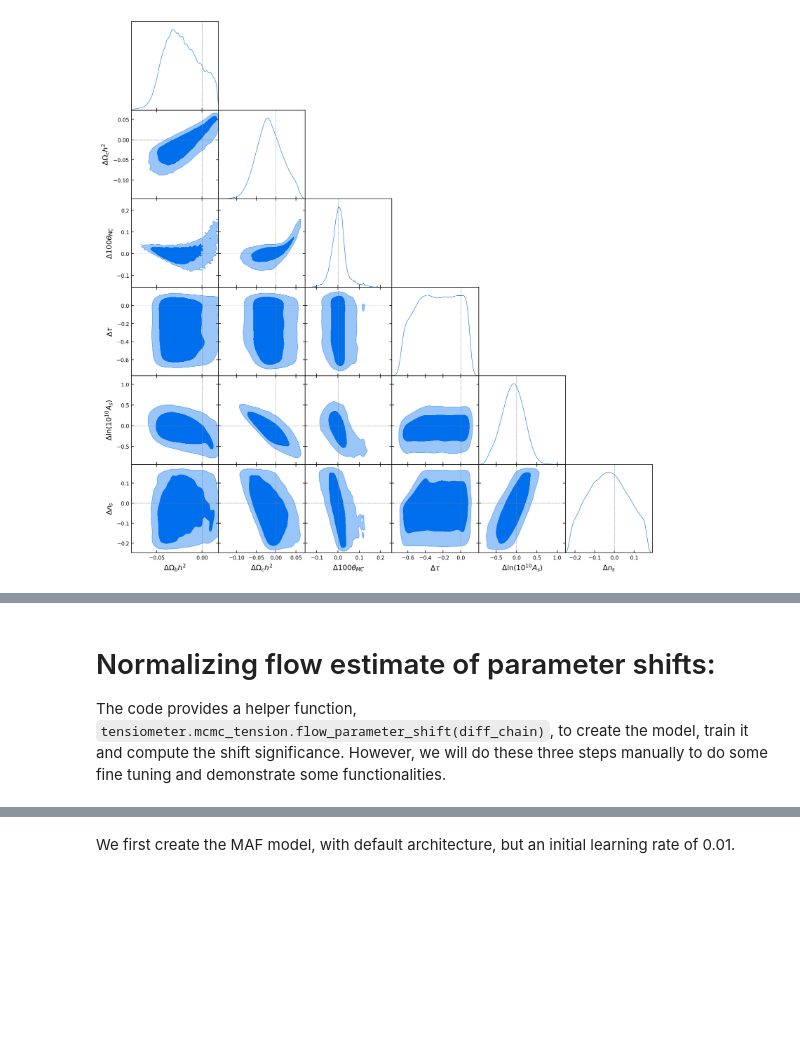
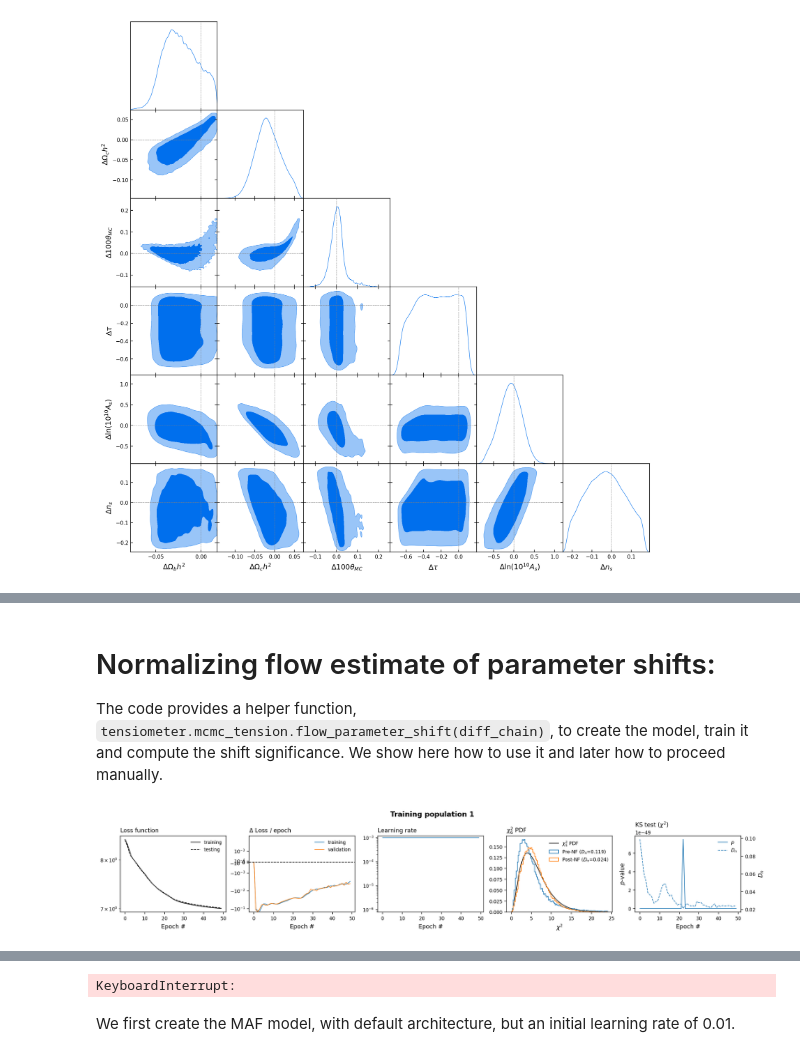
Before and after one commit to mraveri/tensiometer, a Jupyter notebook: docs/example_notebooks/non_gaussian_tension.ipynb, the cells around one changed output, grey strips where cells are left out. Cells and saved outputs as stored; diff of their text form; code cells hidden in the pictures; blank space fills up the shorter version.

```diff
--- a/docs/example_notebooks/non_gaussian_tension.ipynb
+++ b/docs/example_notebooks/non_gaussian_tension.ipynb
@@ -53,3 +82,17 @@ Looks non-Gaussian uh? Let's see below how to cope with this!
 # %% [markdown]
 # Normalizing flow estimate of parameter shifts:
-The code provides a helper function, `tensiometer.mcmc_tension.flow_parameter_shift(diff_chain)`, to create the model, train it and compute the shift significance. However, we will do these three steps manually to do some fine tuning and demonstrate some functionalities.
+The code provides a helper function, `tensiometer.mcmc_tension.flow_parameter_shift(diff_chain)`, to create the model, train it and compute the shift significance. We show here how to use it and later how to proceed manually.
+# %%
+# the helper function passes all keyword arguments downstream so we can easily set manually all options
+kwargs = {
+          'feedback': 1
+        }
+
+# call the helper function:
+tensiometer.mcmc_tension.flow_parameter_shift(diff_chain,   # parameter difference chain
+                                              cache_dir=None,  # directory where the trained flow is saved, to save time
+                                              root_name='sprob',  # name of the cached flow
+                                              **kwargs
+                                              )
+# %% [output]
+[figure, added]
@@ -56,3 +103,4 @@ The code provides a helper function, `tensiometer.mcmc_tension.flow_parameter_sh
+KeyboardInterrupt:
 # %% [markdown]
 We first create the MAF model, with default architecture, but an initial learning rate of 0.01.
 # %%
```
Also changed, not shown: parts of 10 cells of this notebook, 6 other files.
